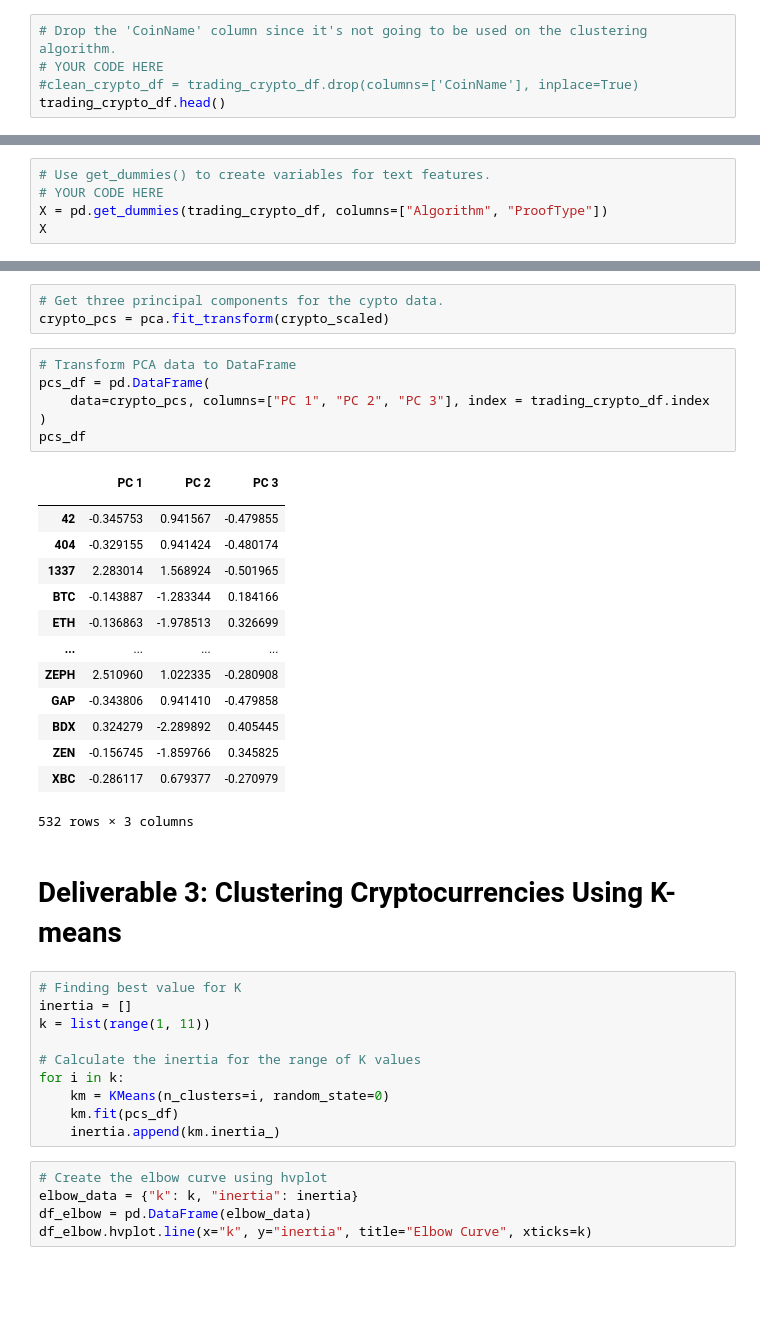
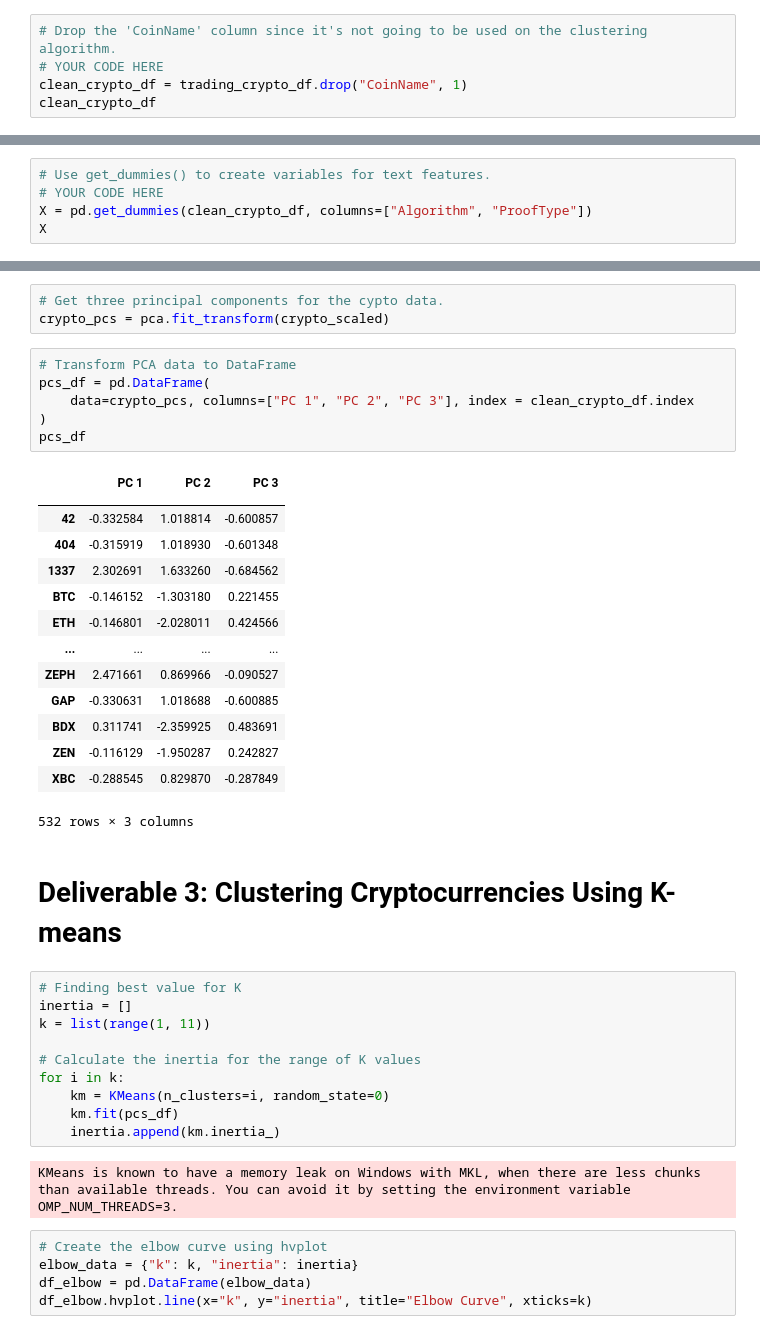
Before and after one commit to avhadrohini163/Cryptocurrencies, a Jupyter notebook: Module Challenge/crypto_clustering.ipynb, the cells around one changed output, grey strips where cells are left out. Drawn from its saved outputs; the diff is of its cells as text; blank space fills up the shorter version.

```diff
--- a/Module Challenge/crypto_clustering.ipynb
+++ b/Module Challenge/crypto_clustering.ipynb
@@ -152,6 +152,6 @@ Crypto_names_df
 # %%
 # Drop the 'CoinName' column since it's not going to be used on the clustering algorithm.
 # YOUR CODE HERE
-#clean_crypto_df = trading_crypto_df.drop(columns=['CoinName'], inplace=True)
-trading_crypto_df.head()
+clean_crypto_df = trading_crypto_df.drop("CoinName", 1)
+clean_crypto_df
 # %% [output]
@@ -165,7 +173,7 @@ trading_crypto_df.head()
 # %%
 # Use get_dummies() to create variables for text features.
 # YOUR CODE HERE
-X = pd.get_dummies(trading_crypto_df, columns=["Algorithm", "ProofType"])
+X = pd.get_dummies(clean_crypto_df, columns=["Algorithm", "ProofType"])
 X
 # %% [output]
 |  | TotalCoinsMined | TotalCoinSupply | Algorithm_1GB AES Pattern Search | Algorithm_536 | Algorithm_Argon2d | ... |
@@ -212,23 +220,23 @@ crypto_pcs = pca.fit_transform(crypto_scaled)
 # %%
 # Transform PCA data to DataFrame
 pcs_df = pd.DataFrame(
-    data=crypto_pcs, columns=["PC 1", "PC 2", "PC 3"], index = trading_crypto_df.index
+    data=crypto_pcs, columns=["PC 1", "PC 2", "PC 3"], index = clean_crypto_df.index
 )
 pcs_df
 # %% [output]
 |  | PC 1 | PC 2 | PC 3 |
 |  |  |  |  |
-| 42 | -0.345753 | 0.941567 | -0.479855 |
-| 404 | -0.329155 | 0.941424 | -0.480174 |
-| 1337 | 2.283014 | 1.568924 | -0.501965 |
-| BTC | -0.143887 | -1.283344 | 0.184166 |
-| ETH | -0.136863 | -1.978513 | 0.326699 |
+| 42 | -0.332584 | 1.018814 | -0.600857 |
+| 404 | -0.315919 | 1.018930 | -0.601348 |
+| 1337 | 2.302691 | 1.633260 | -0.684562 |
+| BTC | -0.146152 | -1.303180 | 0.221455 |
+| ETH | -0.146801 | -2.028011 | 0.424566 |
 | ... | ... | ... | ... |
-| ZEPH | 2.510960 | 1.022335 | -0.280908 |
-| GAP | -0.343806 | 0.941410 | -0.479858 |
-| BDX | 0.324279 | -2.289892 | 0.405445 |
-| ZEN | -0.156745 | -1.859766 | 0.345825 |
-| XBC | -0.286117 | 0.679377 | -0.270979 |
+| ZEPH | 2.471661 | 0.869966 | -0.090527 |
+| GAP | -0.330631 | 1.018688 | -0.600885 |
+| BDX | 0.311741 | -2.359925 | 0.483691 |
+| ZEN | -0.116129 | -1.950287 | 0.242827 |
+| XBC | -0.288545 | 0.829870 | -0.287849 |
 532 rows × 3 columns
 # %% [markdown]
 # Deliverable 3: Clustering Cryptocurrencies Using K-means
@@ -242,6 +250,8 @@ for i in k:
     km = KMeans(n_clusters=i, random_state=0)
     km.fit(pcs_df)
     inertia.append(km.inertia_)
+# %% [output]
+KMeans is known to have a memory leak on Windows with MKL, when there are less chunks than available threads. You can avoid it by setting the environment variable OMP_NUM_THREADS=3.
 # %%
 # Create the elbow curve using hvplot
 elbow_data = {"k": k, "inertia": inertia}
```
Also changed, not shown: parts of 7 cells of this notebook.
